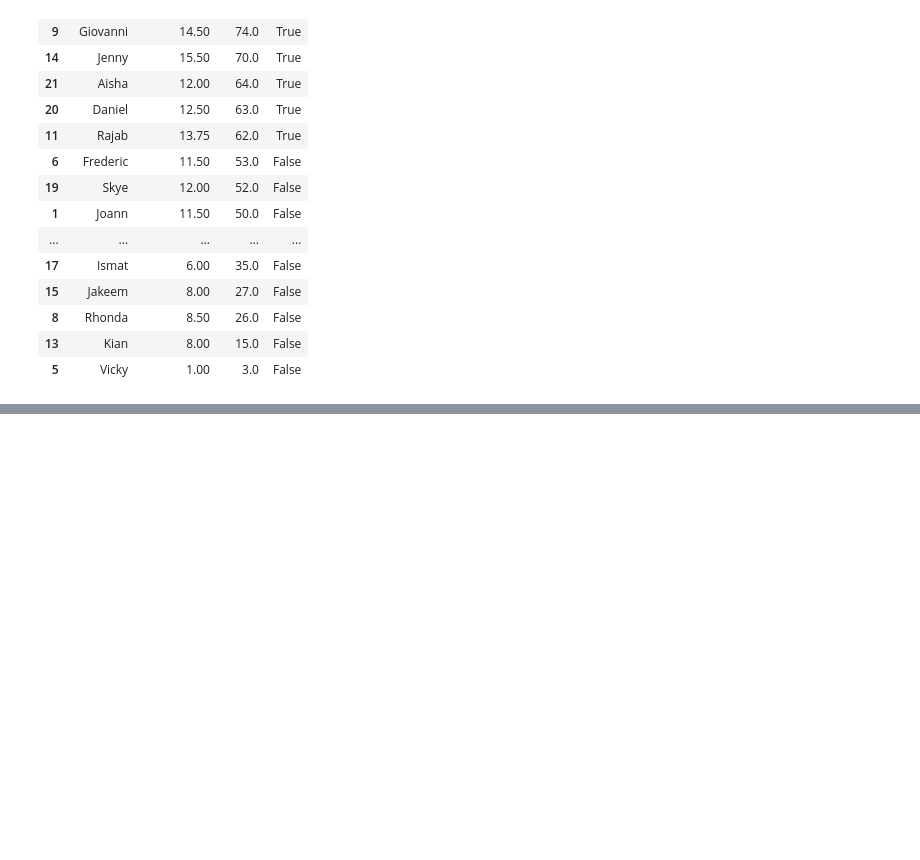
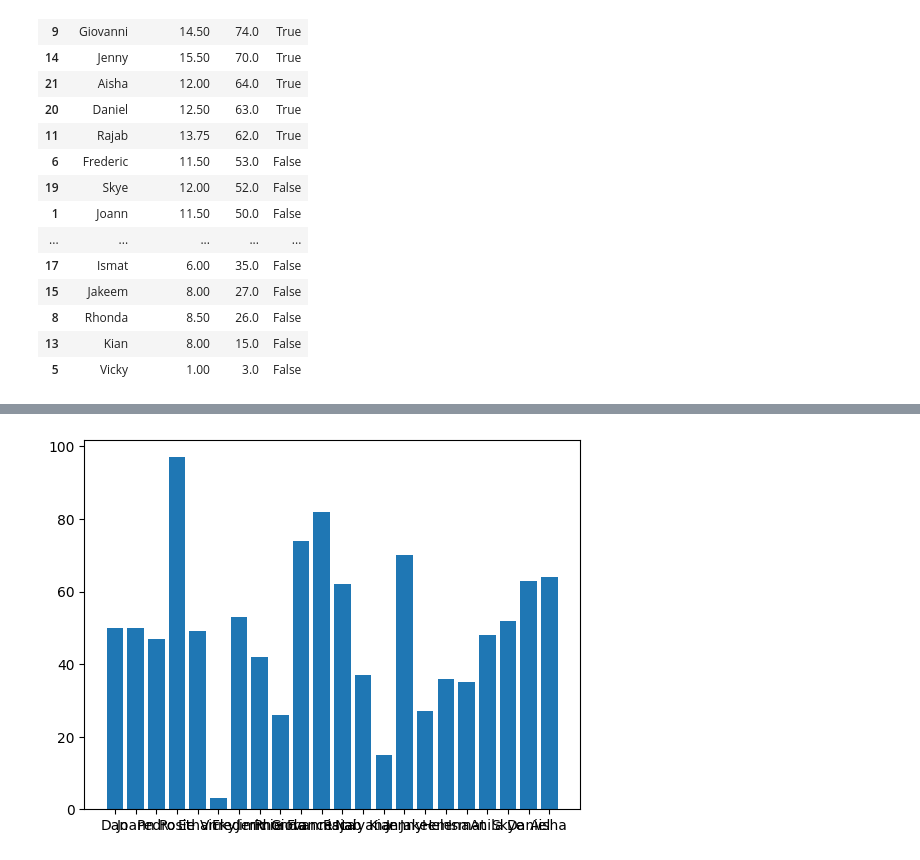
Before and after one commit to cglima/explorar-analisar-dados-com-python, a Jupyter notebook: exploring-data-with-python.ipynb, the cells around one changed output, grey strips where cells are left out. Cells and saved outputs as stored; diff of their text form; code cells hidden in the pictures; blank space fills up the shorter version.

Commit message:
data visualization basic

```diff
--- a/exploring-data-with-python.ipynb
+++ b/exploring-data-with-python.ipynb
@@ -406,0 +413,18 @@ df_students
+# %%
+import pandas as pd
+
+# load data from a text file
+url = "https://raw.githubusercontent.com/MicrosoftDocs/mslearn-introduction-to-machine-learning/main/Data/ml-basics/grades.csv"
+df_students = pd.read_csv(url)
+
+# remove any rows with missing data
+df_students = df_students.dropna(axis=0, how='any')
+
+# calculate who passed, assuming '60' is the grade needed to pass
+passes = pd.Series(df_students['Grade'] >= 60)
+
+# save who passed to the pandas dataframe
+df_students = pd.concat([df_students, passes.rename("Pass")], axis=1)
+
+# print the result out into this notebook
+df_students
@@ -406,0 +453,11 @@ df_students
+# %%
+# ensure plots are displayed inline in the notebook
+%matplotlib inline
+
+from matplotlib import pyplot as plt
+
+# create a bar plot of name vs grade
+plt.bar(x=df_students.Name, height=df_students.Grade)
+plt.show()
+# %% [output]
+[figure, added]
```
Also changed, not shown: parts of 8 cells of this notebook, 1 other file.
